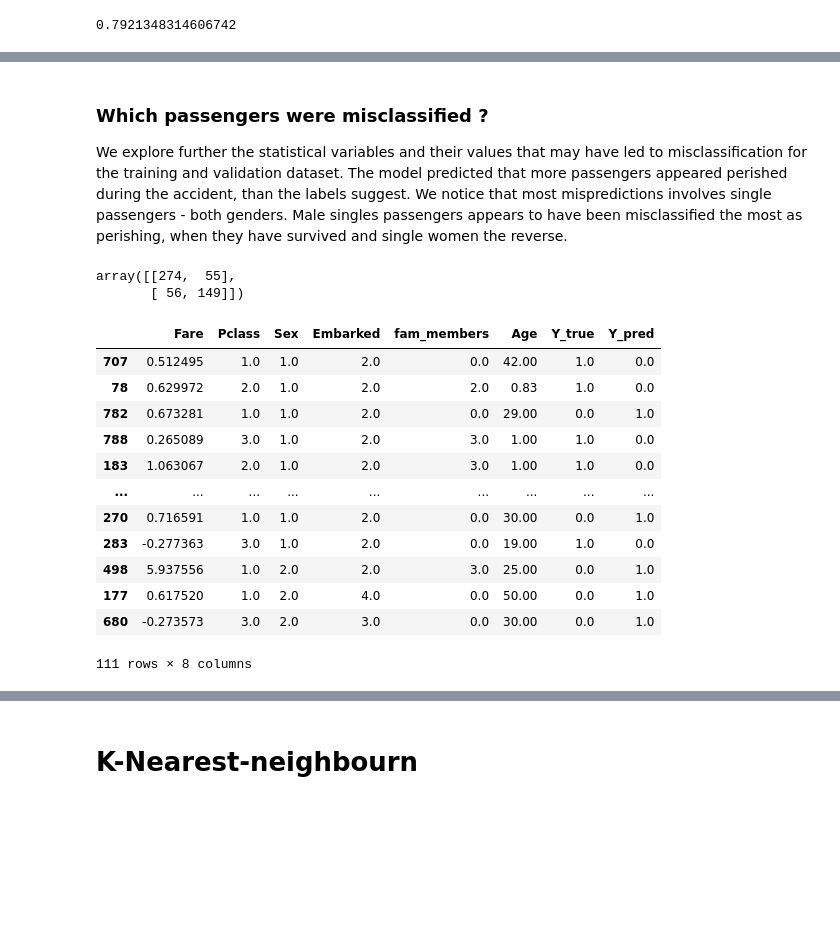
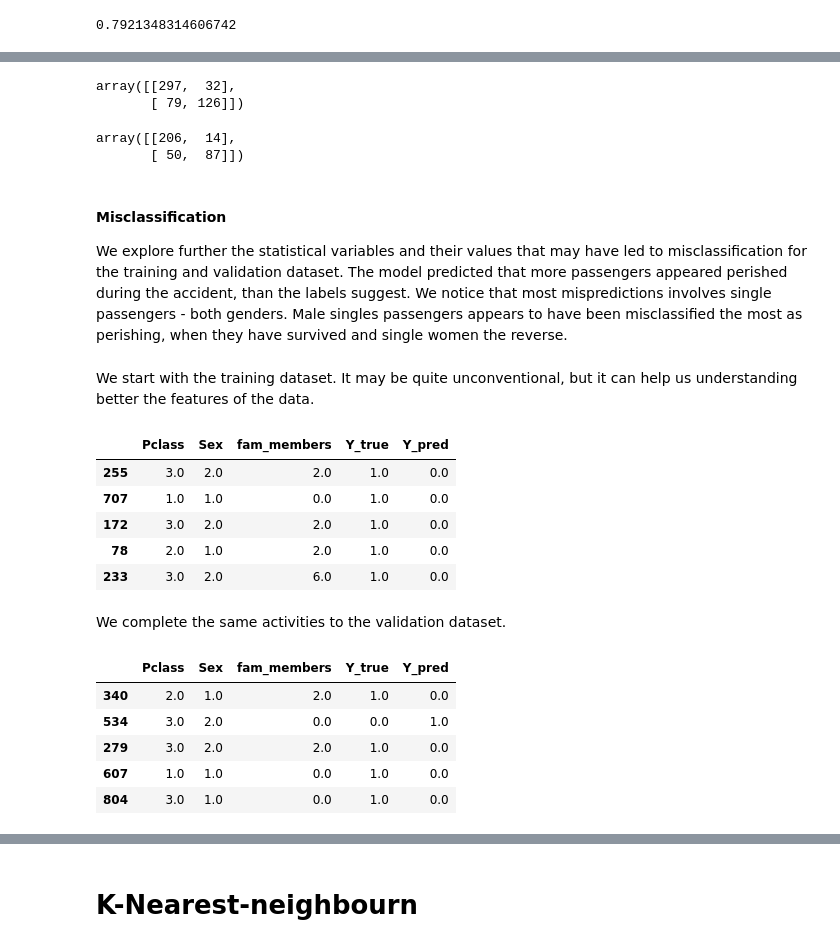
Before and after one commit to patRyserWelch8/KaggleTitanic, a Jupyter notebook: titanic.ipynb, the cells around one changed output, grey strips where cells are left out. Cells and saved outputs as stored; diff of their text form; code cells hidden in the pictures; blank space fills up the shorter version.

Commit message:
Kaggle Notebook | Data preparation for ML techniques | Version 96

```diff
--- a/titanic.ipynb
+++ b/titanic.ipynb
@@ -1242,7 +1253,8 @@ titanic_test.shape
 # %% [markdown]
 ### Split  data sets for cross validation
 # %%
-x_cols =["Fare","Pclass","Sex","Embarked","fam_members", "Age"]
+
+x_cols =["Pclass","Sex","fam_members"]
 y_col = 'Survived'
 X = titanic_train.copy(deep = True)
 X = X[x_cols]
@@ -1282,5 +1297,6 @@ Index(['Fare', 'Pclass', 'Sex', 'Embarked', 'fam_members', 'Age'], dtype='object
 # %%
-classifier = LogisticRegression(random_state = 0, C = 100, max_iter= 10000, solver="sag", penalty="l2")
+classifier = LogisticRegression(random_state = 0, C = 1000, max_iter= 10000,
+                                solver="sag", penalty="l2",class_weight={0:6.,1:4})
 classifier.fit(X_train, y_train)
 classifier.coef_
 # %% [output]
@@ -1297,34 +1316,48 @@ classifier.score(X_valid, y_valid)
+# %%
+y_pred_train = classifier.predict(X_train)
+confusion_matrix(y_train, y_pred_train)
+# %% [output]
+array([[297,  32],
+       [ 79, 126]])
+# %%
+y_pred_valid = classifier.predict(X_valid)
+confusion_matrix(y_valid, y_pred_valid)
+# %% [output]
+array([[206,  14],
+       [ 50,  87]])
 # %% [markdown]
-### Which passengers were misclassified ?
-
+#### Misclassification
 We explore further the statistical variables and their values that may have led to misclassification for the training and validation dataset. The model predicted that more passengers appeared perished during the accident, than the labels suggest. We notice that most mispredictions involves single passengers - both genders. Male singles passengers appears to have been misclassified the most as perishing, when they have survived and single women the reverse.
-# %%
-y_pred = classifier.predict(X_train)
-y_pred = y_pred.tolist()
-confusion_matrix(y_train, y_pred)
-# %% [output]
-array([[274,  55],
-       [ 56, 149]])
+# %% [markdown]
+We start with the training dataset. It may be quite unconventional, but it can help us understanding better the features of the data.
 # %%
 errors_pd = X_train.copy(deep=True)
 errors_pd["Y_true"] = y_train
-errors_pd["Y_pred"] = y_pred
+errors_pd["Y_pred"] = y_pred_train
 errors_pd = errors_pd.loc[errors_pd["Y_true"] != errors_pd["Y_pred"], :]
-errors_pd
+errors_pd.head()
 # %% [output]
-|  | Fare | Pclass | Sex | Embarked | fam_members | Age | Y_true | Y_pred |
-| 707 | 0.512495 | 1.0 | 1.0 | 2.0 | 0.0 | 42.00 | 1.0 | 0.0 |
-| 78 | 0.629972 | 2.0 | 1.0 | 2.0 | 2.0 | 0.83 | 1.0 | 0.0 |
-| 782 | 0.673281 | 1.0 | 1.0 | 2.0 | 0.0 | 29.00 | 0.0 | 1.0 |
-| 788 | 0.265089 | 3.0 | 1.0 | 2.0 | 3.0 | 1.00 | 1.0 | 0.0 |
-| 183 | 1.063067 | 2.0 | 1.0 | 2.0 | 3.0 | 1.00 | 1.0 | 0.0 |
-| ... | ... | ... | ... | ... | ... | ... | ... | ... |
-| 270 | 0.716591 | 1.0 | 1.0 | 2.0 | 0.0 | 30.00 | 0.0 | 1.0 |
-| 283 | -0.277363 | 3.0 | 1.0 | 2.0 | 0.0 | 19.00 | 1.0 | 0.0 |
-| 498 | 5.937556 | 1.0 | 2.0 | 2.0 | 3.0 | 25.00 | 0.0 | 1.0 |
-| 177 | 0.617520 | 1.0 | 2.0 | 4.0 | 0.0 | 50.00 | 0.0 | 1.0 |
-| 680 | -0.273573 | 3.0 | 2.0 | 3.0 | 0.0 | 30.00 | 0.0 | 1.0 |
+|  | Pclass | Sex | fam_members | Y_true | Y_pred |
+| 255 | 3.0 | 2.0 | 2.0 | 1.0 | 0.0 |
+| 707 | 1.0 | 1.0 | 0.0 | 1.0 | 0.0 |
+| 172 | 3.0 | 2.0 | 2.0 | 1.0 | 0.0 |
+| 78 | 2.0 | 1.0 | 2.0 | 1.0 | 0.0 |
+| 233 | 3.0 | 2.0 | 6.0 | 1.0 | 0.0 |
-111 rows × 8 columns
+# %% [markdown]
+We complete the same activities to the validation dataset.
+# %%
+errors_pd = X_valid.copy(deep=True)
+errors_pd["Y_true"] = y_valid
+errors_pd["Y_pred"] = y_pred_valid
+errors_pd = errors_pd.loc[errors_pd["Y_true"] != errors_pd["Y_pred"], :]
+errors_pd.head()
+# %% [output]
+|  | Pclass | Sex | fam_members | Y_true | Y_pred |
+| 340 | 2.0 | 1.0 | 2.0 | 1.0 | 0.0 |
+| 534 | 3.0 | 2.0 | 0.0 | 0.0 | 1.0 |
+| 279 | 3.0 | 2.0 | 2.0 | 1.0 | 0.0 |
+| 607 | 1.0 | 1.0 | 0.0 | 1.0 | 0.0 |
+| 804 | 3.0 | 1.0 | 0.0 | 1.0 | 0.0 |
 # %%
 errors_pd.groupby(["Pclass","fam_members","Sex","Y_pred"]).count()["Y_true"]
 # %% [output]
```
Also changed, not shown: parts of 60 cells of this notebook.
